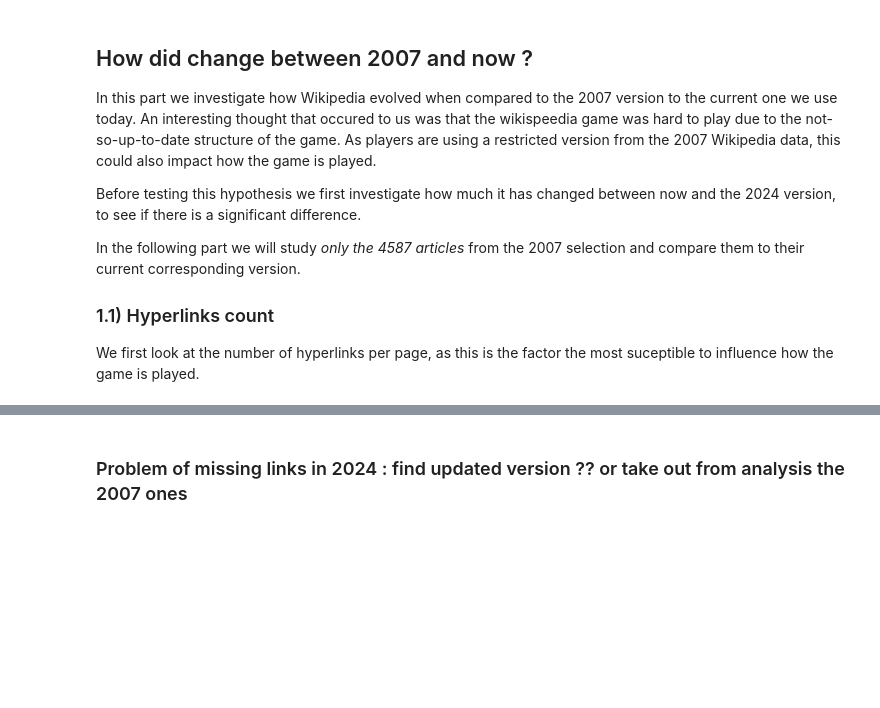
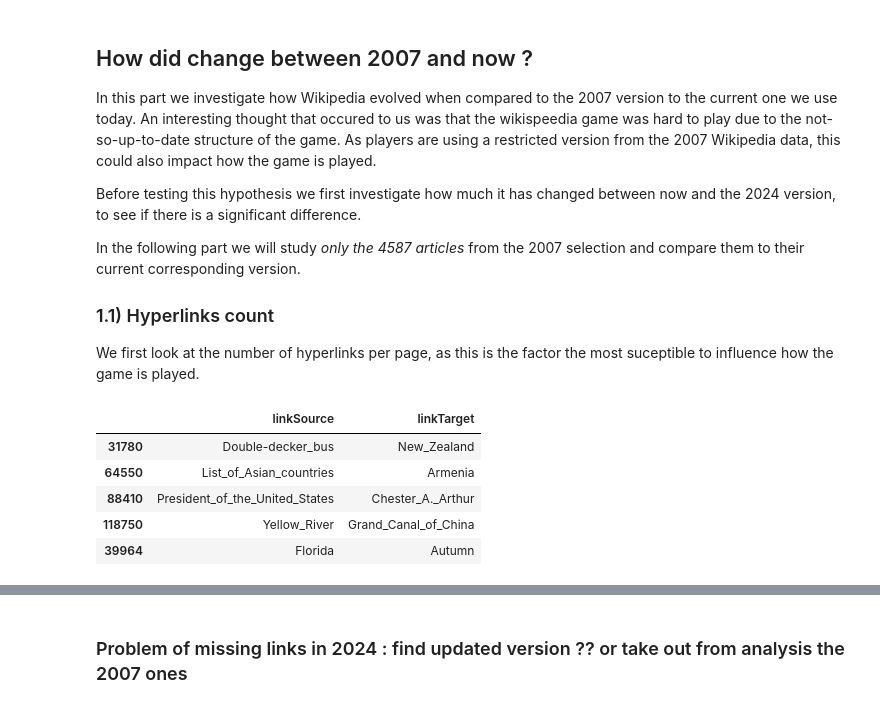
Before and after one commit to epfl-ada/ada-2024-project-outlier-1, a Jupyter notebook: Wikipedia_comparison.ipynb, the cells around one changed output, grey strips where cells are left out. Cells and saved outputs as stored; diff of their text form; code cells hidden in the pictures; blank space fills up the shorter version.

```diff
--- a/Wikipedia_comparison.ipynb
+++ b/Wikipedia_comparison.ipynb
@@ -23,3 +23,12 @@ import matplotlib.pyplot as plt
 
 links2007 = pd.read_csv('data/wikispeedia_paths-and-graph/links.tsv', sep='\t', comment='#', names=['linkSource', 'linkTarget'])
 links2024 = pd.read_csv('data/2024/links2024.csv')
+# %%
+links2007.sample(5)
+# %% [output]
+|  | linkSource | linkTarget |
+| 31780 | Double-decker_bus | New_Zealand |
+| 64550 | List_of_Asian_countries | Armenia |
+| 88410 | President_of_the_United_States | Chester_A._Arthur |
+| 118750 | Yellow_River | Grand_Canal_of_China |
+| 39964 | Florida | Autumn |
```
Also changed, not shown: parts of 19 cells of this notebook.
